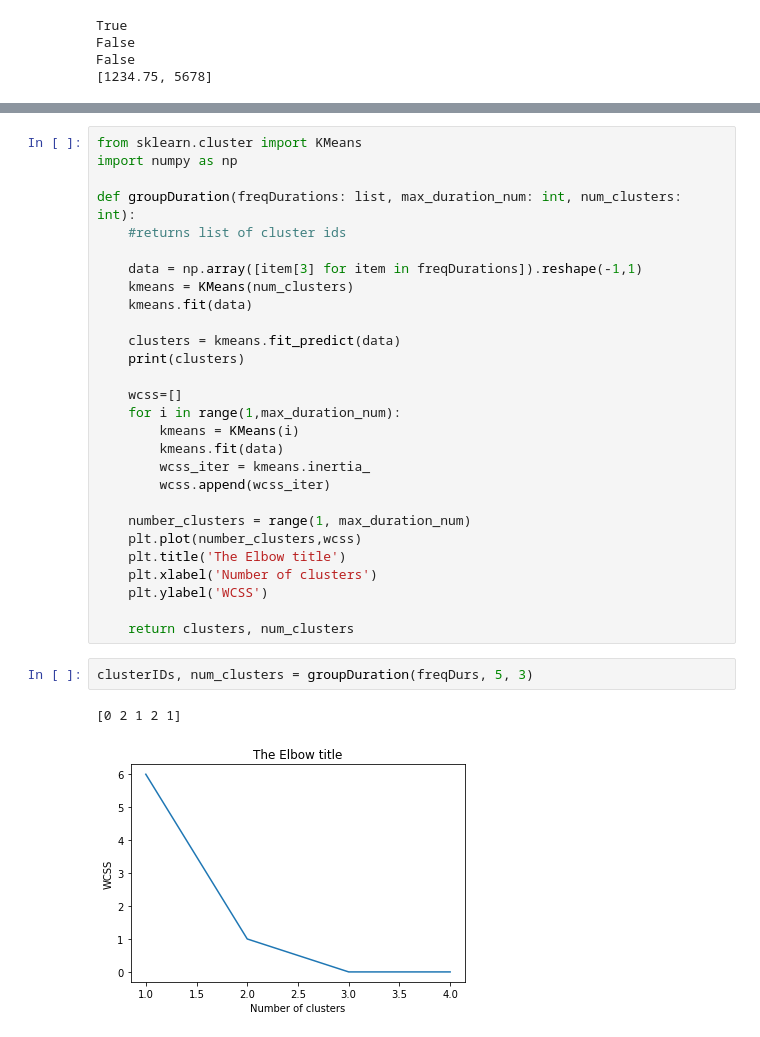
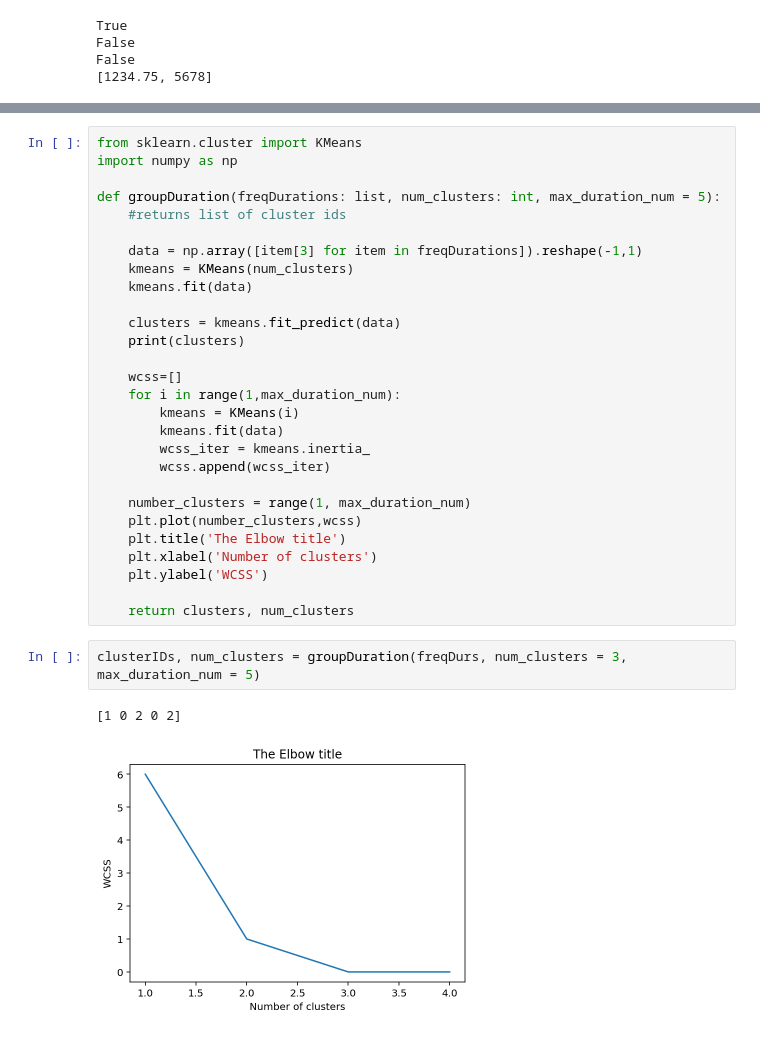
Before and after one commit to Sarcovora/CogWorks-2022-Gausslien-Final-Capstone, a Jupyter notebook: Music to Sheet/Notes to Sheet.ipynb, the cells around one changed output, grey strips where cells are left out. Cells and saved outputs as stored; diff of their text form.

```diff
--- a/Music to Sheet/Notes to Sheet.ipynb
+++ b/Music to Sheet/Notes to Sheet.ipynb
@@ -165,7 +152,7 @@ after:
 from sklearn.cluster import KMeans
 import numpy as np
 
-def groupDuration(freqDurations: list, max_duration_num: int, num_clusters: int):
+def groupDuration(freqDurations: list, num_clusters: int, max_duration_num = 5):
     #returns list of cluster ids
 
     data = np.array([item[3] for item in freqDurations]).reshape(-1,1)
@@ -190,9 +177,9 @@ def groupDuration(freqDurations: list, max_duration_num: int, num_clusters: int)
 
     return clusters, num_clusters
 # %%
-clusterIDs, num_clusters = groupDuration(freqDurs, 5, 3)
+clusterIDs, num_clusters = groupDuration(freqDurs, num_clusters = 3, max_duration_num = 5)
 # %% [output]
-[0 2 1 2 1]
+[1 0 2 0 2]
-[figure, old version]
+[figure, new version]
 # %%
 # i don't know what i was thinking here, pls ignore
```
Also changed, not shown: parts of 22 cells of this notebook, 3 other files.
